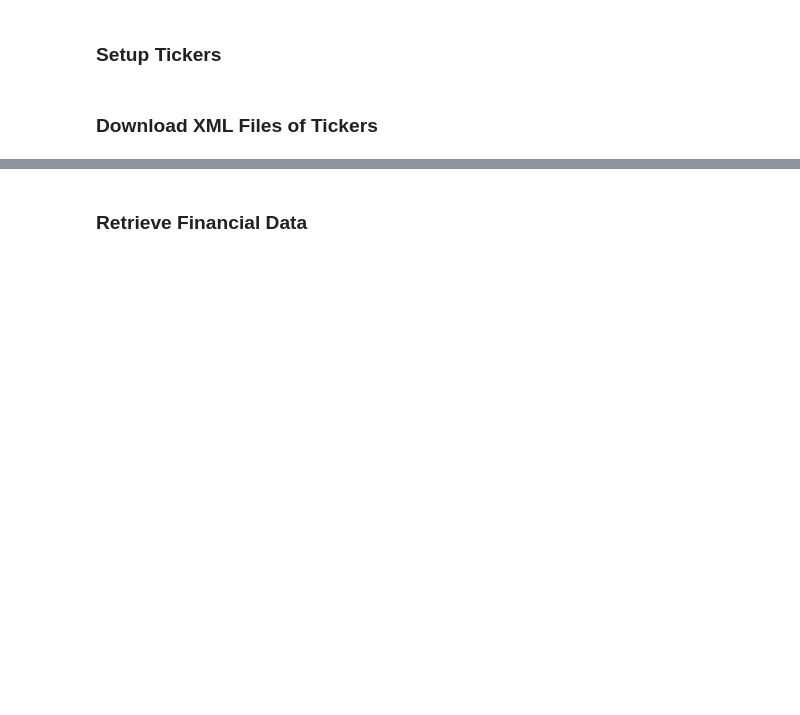
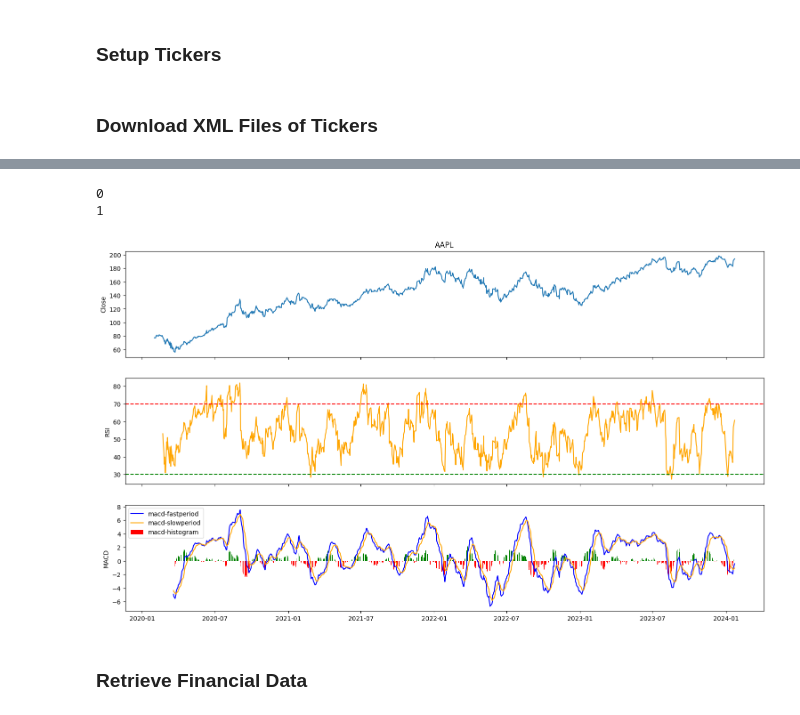
Before and after one commit to 97gamjak/stockMarket, a Jupyter notebook: notebooks/ibkr.ipynb, the cells around one changed output, grey strips where cells are left out. Cells and saved outputs as stored; diff of their text form; code cells hidden in the pictures; blank space fills up the shorter version.

```diff
--- a/notebooks/ibkr.ipynb
+++ b/notebooks/ibkr.ipynb
@@ -60,0 +25,9 @@ WARNING:tvDatafeed.main:you are using nologin method, data you access may be lim
+# %%
+from stockMarket.core import Contract
+
+contract = Contract(ticker="AAPL")
+contract.init_pricing_data()
+rsi = contract.rsi()
+macd = contract.macd()
+contract.plot(rsi=rsi, macd=macd)
+# %% [output]
@@ -61,3 +35,6 @@ WARNING:tvDatafeed.main:you are using nologin method, data you access may be lim
+0
+1
+[figure, added]
 # %% [markdown]
 ### Retrieve Financial Data
 # %%
```
Also changed, not shown: parts of 5 cells of this notebook, 7 other files.
